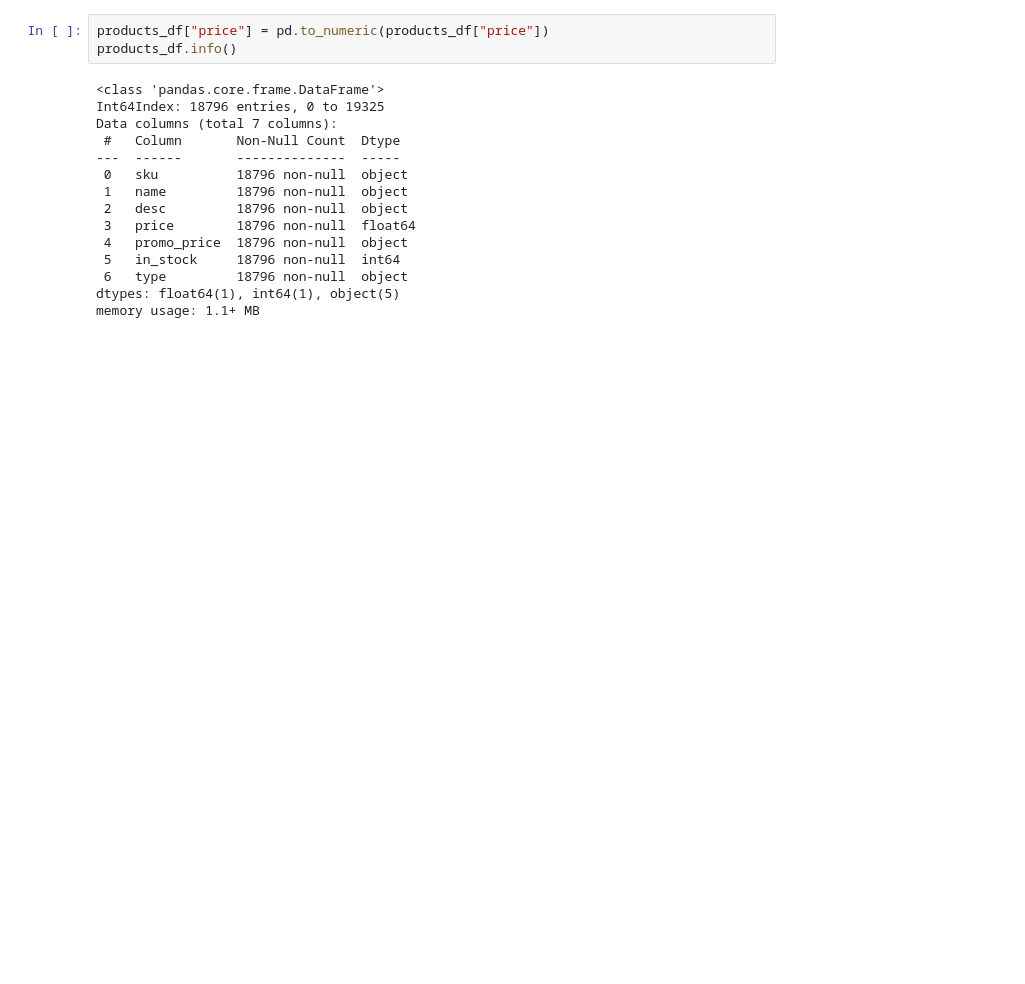
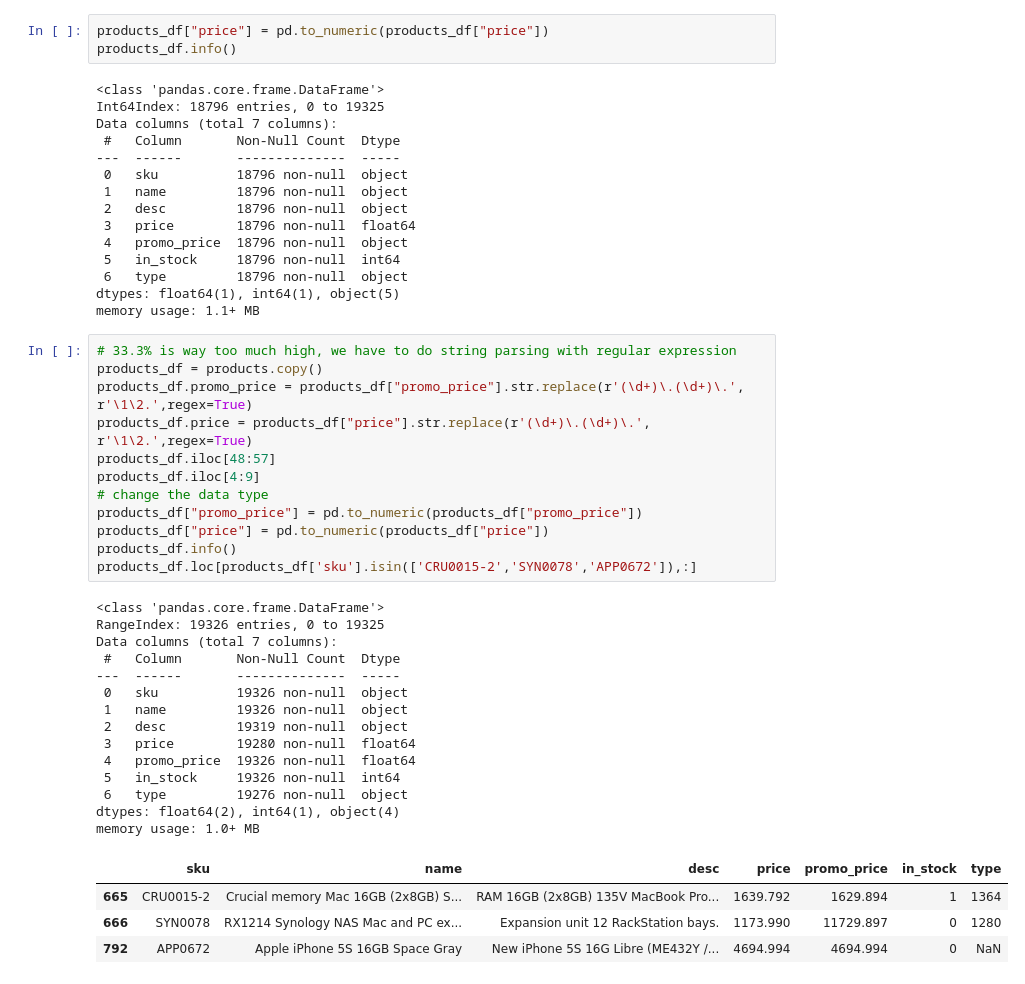
Before and after one commit to PhoenixCC0722/JoinTheGame_Magist, a Jupyter notebook: 3_1_2_data_cleaning_with_pandas_challenges.ipynb, the cells around one changed output. Cells and saved outputs as stored; diff of their text form; blank space fills up the shorter version.

```diff
--- a/3_1_2_data_cleaning_with_pandas_challenges.ipynb
+++ b/3_1_2_data_cleaning_with_pandas_challenges.ipynb
@@ -359,3 +365,34 @@ Data columns (total 7 columns):
  6   type         18796 non-null  object
 dtypes: float64(1), int64(1), object(5)
 memory usage: 1.1+ MB
+# %%
+# 33.3% is way too much high, we have to do string parsing with regular expression
+products_df = products.copy()
+products_df.promo_price = products_df["promo_price"].str.replace(r'(\d+)\.(\d+)\.', r'\1\2.',regex=True)
+products_df.price = products_df["price"].str.replace(r'(\d+)\.(\d+)\.', r'\1\2.',regex=True)
+products_df.iloc[48:57]
+products_df.iloc[4:9]
+# change the data type
+products_df["promo_price"] = pd.to_numeric(products_df["promo_price"])
+products_df["price"] = pd.to_numeric(products_df["price"])
+products_df.info()
+products_df.loc[products_df['sku'].isin(['CRU0015-2','SYN0078','APP0672']),:]
+# %% [output]
+<class 'pandas.core.frame.DataFrame'>
+RangeIndex: 19326 entries, 0 to 19325
+Data columns (total 7 columns):
+ #   Column       Non-Null Count  Dtype
+---  ------       --------------  -----
+ 0   sku          19326 non-null  object
+ 1   name         19326 non-null  object
+ 2   desc         19319 non-null  object
+ 3   price        19280 non-null  float64
+ 4   promo_price  19326 non-null  float64
+ 5   in_stock     19326 non-null  int64
+ 6   type         19276 non-null  object
+dtypes: float64(2), int64(1), object(4)
+memory usage: 1.0+ MB
+|  | sku | name | desc | price | promo_price | in_stock | type |
+| 665 | CRU0015-2 | Crucial memory Mac 16GB (2x8GB) S... | RAM 16GB (2x8GB) 135V MacBook Pro... | 1639.792 | 1629.894 | 1 | 1364 |
+| 666 | SYN0078 | RX1214 Synology NAS Mac and PC ex... | Expansion unit 12 RackStation bays. | 1173.990 | 11729.897 | 0 | 1280 |
+| 792 | APP0672 | Apple iPhone 5S 16GB Space Gray | New iPhone 5S 16G Libre (ME432Y /... | 4694.994 | 4694.994 | 0 | NaN |
```
Also changed, not shown: parts of 2 cells of this notebook.
